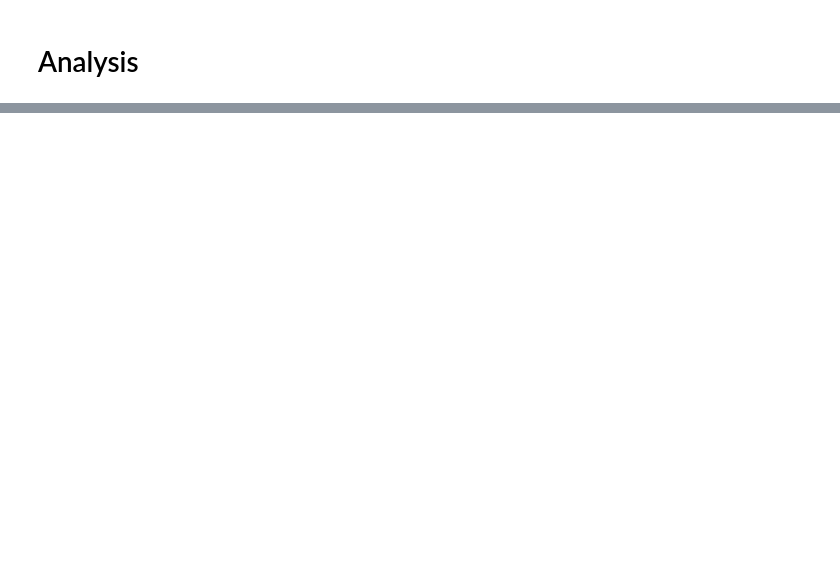
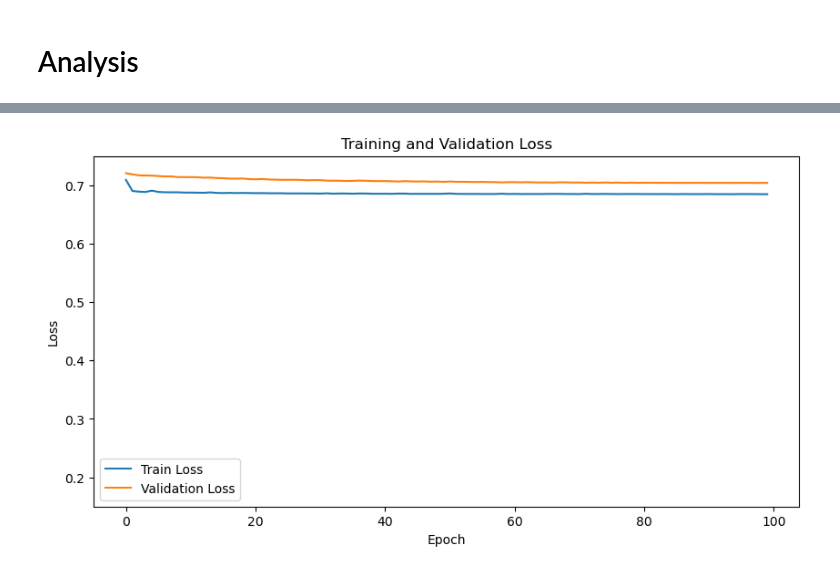
Before and after one commit to gregoryweber/cogs-181-final-project, a Jupyter notebook: analysis.ipynb, the cells around one changed output, grey strips where cells are left out. Cells and saved outputs as stored; diff of their text form; code cells hidden in the pictures; blank space fills up the shorter version.

```diff
--- a/analysis.ipynb
+++ b/analysis.ipynb
@@ -72,0 +164,24 @@ def extractFCSDF(fileName, set, source = "Raw"):
+# %%
+# Induced Self Attention BLock
+class ISAB(nn.Module):
+    def __init__(self, dim_in, dim_out, num_heads, num_inds, ln=False):
+        super(ISAB, self).__init__()
+        self.I = nn.Parameter(torch.Tensor(1, num_inds, dim_out))
+        nn.init.xavier_uniform_(self.I)
+        self.mab0 = MAB(dim_out, dim_in, dim_out, num_heads, ln=ln)
+        self.mab1 = MAB(dim_in, dim_out, dim_out, num_heads, ln=ln)
+
+    def forward(self, X):
+        H = self.mab0(self.I.repeat(X.size(0), 1, 1), X)
+        return self.mab1(X, H)
+# %%
+# Pooling by Multihead Attention
+class PMA(nn.Module):
+    def __init__(self, dim, num_heads, num_seeds, ln=False):
+        super(PMA, self).__init__()
+        self.S = nn.Parameter(torch.Tensor(1, num_seeds, dim))
+        nn.init.xavier_uniform_(self.S)
+        self.mab = MAB(dim, dim, dim, num_heads, ln=ln)
+
+    def forward(self, X):
+        return self.mab(self.S.repeat(X.size(0), 1, 1), X)
@@ -72,0 +495,14 @@ def extractFCSDF(fileName, set, source = "Raw"):
+# %%
+# plot loss
+plt.figure(figsize=(10, 5))
+plt.plot(history['train_loss'], label='Train Loss')
+plt.plot(history['val_loss'], label='Validation Loss')
+plt.xlabel('Epoch')
+plt.ylabel('Loss')
+plt.ylim(0.15, 0.75)
+plt.legend()
+plt.title('Training and Validation Loss')
+plt.savefig('training_history.png')
+plt.show()
+# %% [output]
+[figure, added]
```
Also changed, not shown: parts of 18 cells of this notebook.
